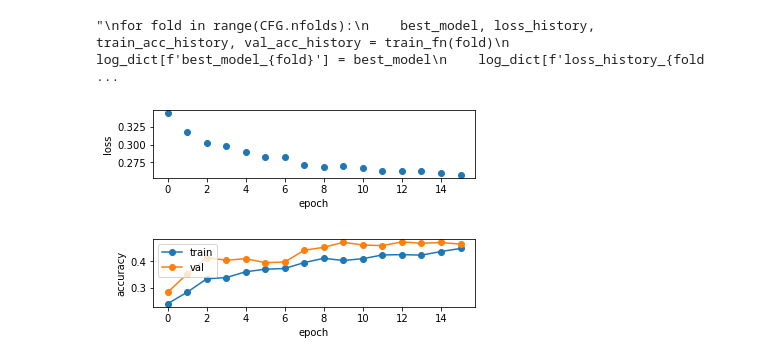
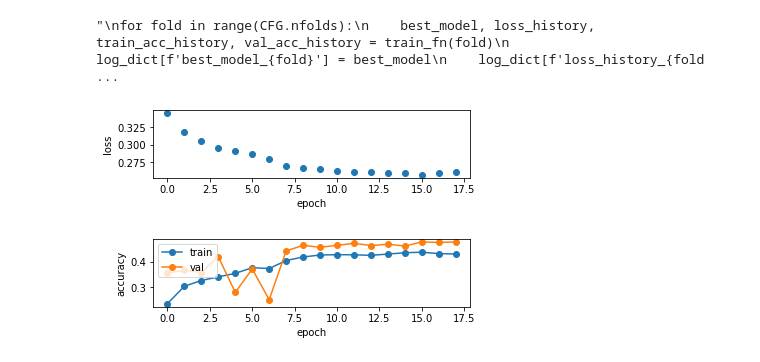
Before and after one commit to yh36/CS231nProstateCancer, a Jupyter notebook: PCaNewTileConcate.ipynb, the cells around one changed output. Drawn from its saved outputs; the diff is of its cells as text; code cells hidden in the pictures.

Commit message:
Resnet18 tile11 flip rotate norm11 but wrong validation transform

```diff
--- a/PCaNewTileConcate.ipynb
+++ b/PCaNewTileConcate.ipynb
@@ -448,30 +449,30 @@ for fold in range(CFG.nfolds):
 # %%
 # read python dict back from the file
 #with open(log_file, 'rb') as pfile:
-with open('resnet_head_05_30_2020_12_56.pkl', 'rb') as pfile:
+with open('resnet_head_05_31_2020_00_08.pkl', 'rb') as pfile:
     test_dict = pickle.load(pfile)
 
 """
 Graphs
 1. loss vs. iterations
 2. Train/Validation accuracy along epoch
 """
 plt.subplot(2,1,1)
 plt.plot(test_dict['loss_history_0'], 'o')
 plt.xlabel('epoch')
 plt.ylabel('loss')
 
 plt.subplot(2,1,2)
 plt.plot(test_dict['train_acc_history_0'], '-o')
 plt.plot(test_dict['val_acc_history_0'], '-o')
 plt.legend(['train', 'val'], loc='upper left')
 plt.xlabel('epoch')
 plt.ylabel('accuracy')
 
 plt.tight_layout(pad=3)
 plt.show()
 # %% [output]
-[figure, old version]
+[figure, new version]
 # %%
 preds, targets = [], []
 for fold in range(CFG.nfolds):
```
Also changed, not shown: parts of 7 cells of this notebook.
